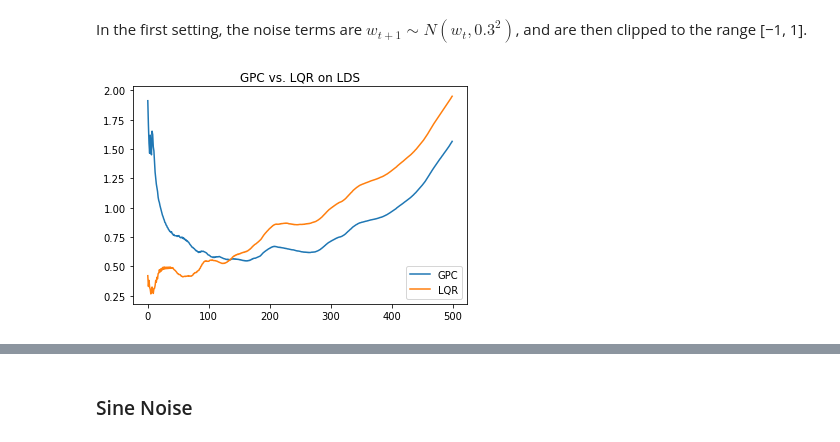
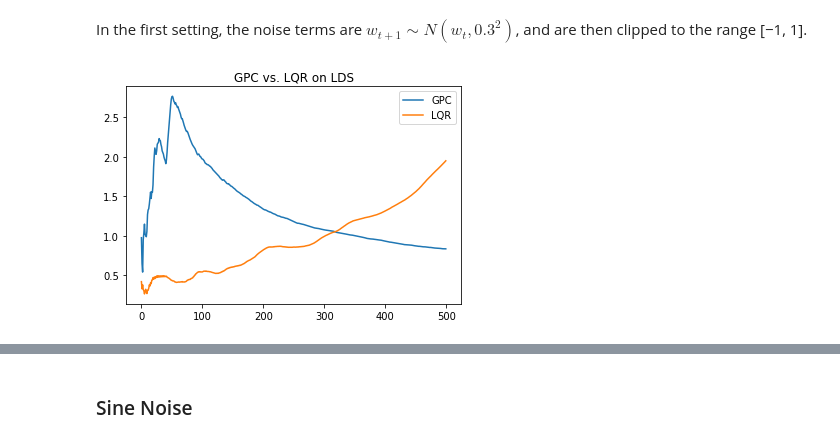
Before and after one commit to MinRegret/TigerControl, a Jupyter notebook: tutorials/notebooks/GPC for Dynamical Systems.ipynb, the cells around one changed output, grey strips where cells are left out. Cells and saved outputs as stored; diff of their text form; code cells hidden in the pictures.

```diff
--- a/tutorials/notebooks/GPC for Dynamical Systems.ipynb
+++ b/tutorials/notebooks/GPC for Dynamical Systems.ipynb
@@ -170,24 +170,24 @@ def get_next_w(n, x, u, w, t):
 # %%
 ## PROBLEM ##
 n = 1 # dimension of  the state x
 m = 1 # control dimension
 problem_params = {'n': n, 'm' : m, 'noise_distribution' : get_next_w}
 
 ## GPC ###
-H, HH = 5, 30
-GPC_params = {'n' : n, 'm' : m, 'H' : H, 'HH' : HH, 'K' : np.zeros((m, n))}
+H, HH = 20, 30
+GPC_params = {'n' : n, 'm' : m, 'H' : H, 'HH' : HH}
 GPC_avg_results = get_avg_performance((problem_id, problem_params), ('GPC', GPC_params), \
                                                               T = T, n_runs = n_runs)
 
 ## LQR ##
 C = np.identity(n + m) # quadratic cost
 LQR_params = {'C' : C, 'T' : T}
 LQR_avg_results = get_avg_performance((problem_id, problem_params), ('LQR', LQR_params), T = T, n_runs = n_runs)
 
 ## RESULTS ##
 plt.plot(GPC_avg_results, label = "GPC")
 plt.plot(LQR_avg_results, label = "LQR")
 plt.title("GPC vs. LQR on LDS");
 plt.legend();
 # %% [output]
-[figure, old version]
+[figure, new version]
```
Also changed, not shown: parts of 7 cells of this notebook, 1 other file.
